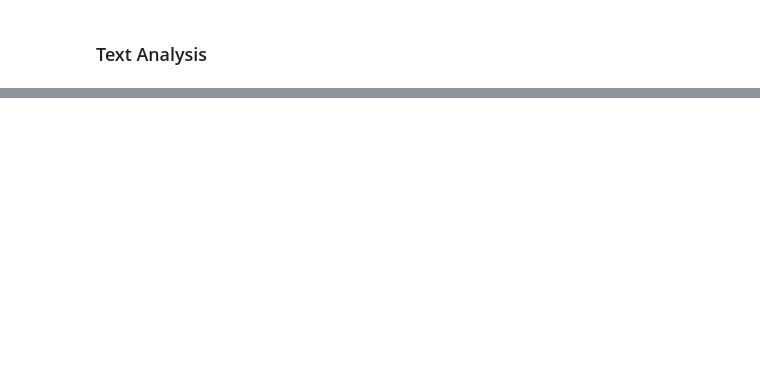
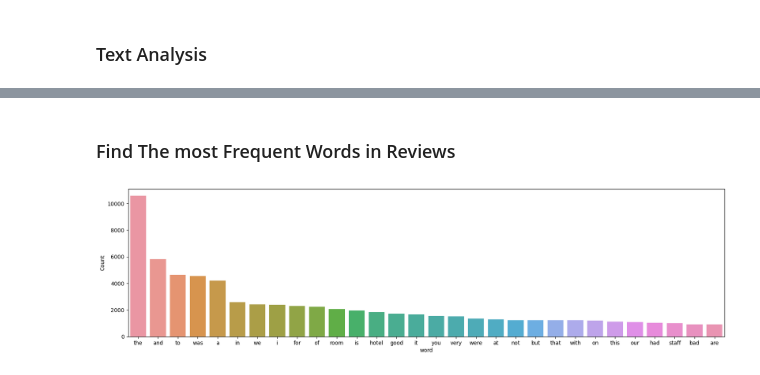
Before and after one commit to Kili66/Hotel_Review_NLP, a Jupyter notebook: Hotel_Review_Sentiment_Analysis.ipynb, the cells around one changed output, grey strips where cells are left out. Drawn from its saved outputs; the diff is of its cells as text; code cells hidden in the pictures; blank space fills up the shorter version.

```diff
--- a/Hotel_Review_Sentiment_Analysis.ipynb
+++ b/Hotel_Review_Sentiment_Analysis.ipynb
@@ -520,0 +549,5 @@ m_BOS
+# %%
+df_all["Sentiment"]=np.where(df_all["reviews_rating"]==5, "positive","negative")
+# %%
+df_all=df_all.sample(frac=1)
+df_all.reset_index(drop=True)
@@ -540 +587,7 @@ df['reviews_text'].head()
 Name: reviews_text, dtype: object
+# %%
+#clean the reviews by removing Punctuations, spaces
+df_all['reviews_title'] = df_all['reviews_title'].str.replace(r'[^a-zA-Z0-9 ]', "",).fillna('')
+df_all['reviews_title'] = df_all['reviews_title'].str.lower()
+df_all['reviews_text'] = df_all['reviews_text'].str.replace(r'[^a-zA-Z0-9 ]', "",).fillna('')
+df_all['reviews_text'] = df_all['reviews_text'].str.lower()
@@ -540,0 +627,20 @@ Name: reviews_text, dtype: object
+# %% [markdown]
+### Find The most Frequent Words in Reviews
+# %%
+def most_frequent_terms(x, terms=30):
+    all_words=' '.join([text for text in x])
+    all_words= all_words.split()
+
+    fdist=FreqDist(all_words)
+    words_df= pd.DataFrame({'word': list(fdist.keys()),
+                           'count': list(fdist.values())})
+    #select the top 20 most frequent terms
+    d= words_df.nlargest(columns="count", n=terms)
+    plt.figure(figsize=(20,5))
+    ax=sns.barplot(data=d, x="word", y="count")
+    ax.set(ylabel='Count')
+    plt.show
+# %%
+most_frequent_terms(df_all['reviews_text'])
+# %% [output]
+[figure, added]
```
Also changed, not shown: parts of 38 cells of this notebook.
